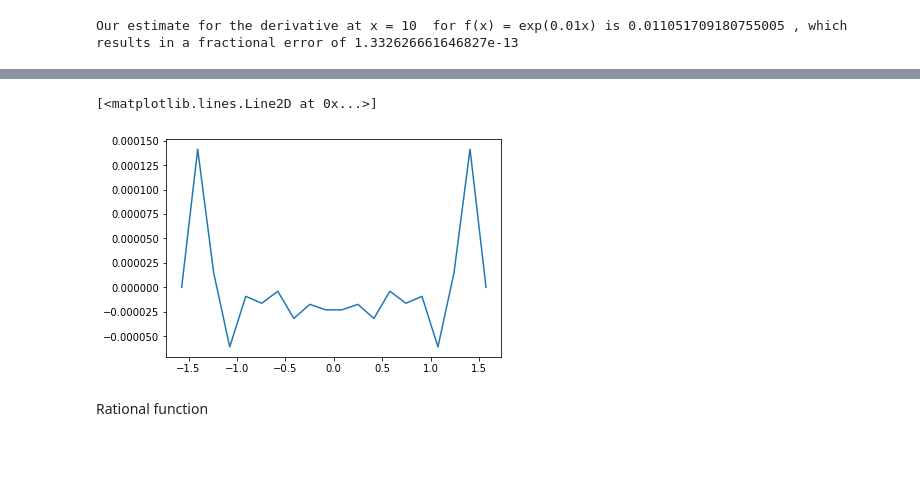
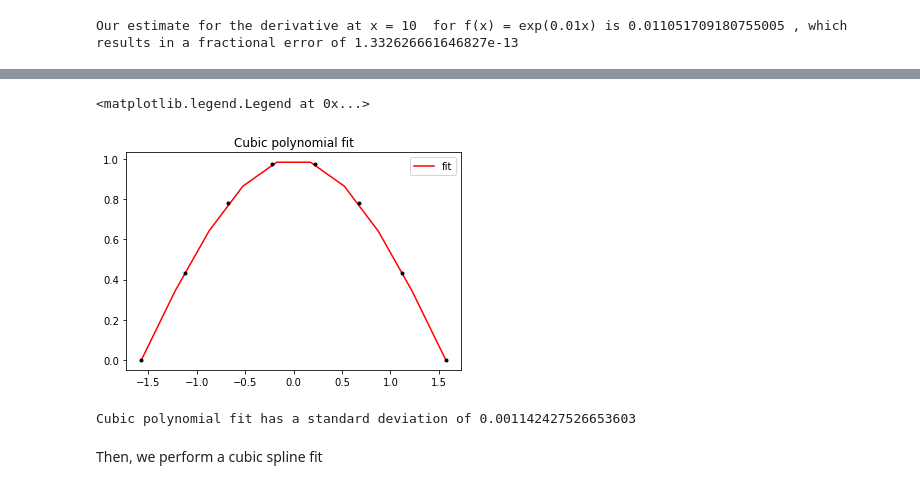
Before and after one commit to PatrickHorlaville/PHYS512, a Jupyter notebook: assignment_1/PS1_notebook.ipynb, the cells around one changed output, grey strips where cells are left out. Cells and saved outputs as stored; diff of their text form; code cells hidden in the pictures; blank space fills up the shorter version.

```diff
--- a/assignment_1/PS1_notebook.ipynb
+++ b/assignment_1/PS1_notebook.ipynb
@@ -202,3 +205,5 @@ plt.plot(voltage, temperature, '.k', alpha = 0.5)
+# %%
+x_interp1 = np.linspace(-np.pi/2, np.pi/2, 10)
 # %%
 from scipy import interpolate
 # %%
@@ -265,7 +245,16 @@ plt.plot(x_true, y_true, '.r')
-# %%
-plt.plot(x_try, y_try_spl - np.cos(x_try))
-# %% [output]
-[<matplotlib.lines.Line2D at 0x...>]
-[figure, removed]
-# %% [markdown]
-Rational function
+# %%
+y_cubcos = cubic_interp(x_interp1, x_cos, y_cos)
+# %%
+plt.plot(x_interp1, y_cubcos, 'r', label = 'fit')
+plt.plot(x_cos, y_cos, '.k')
+plt.title('Cubic polynomial fit')
+plt.legend()
+# %% [output]
+<matplotlib.legend.Legend at 0x...>
+[figure, added]
+# %%
+print('Cubic polynomial fit has a standard deviation of', np.std(y_cubcos - np.cos(x_interp1)))
+# %% [output]
+Cubic polynomial fit has a standard deviation of 0.001142427526653603
+# %% [markdown]
+Then, we perform a cubic spline fit
```
Also changed, not shown: parts of 77 cells of this notebook, 2 other files.
